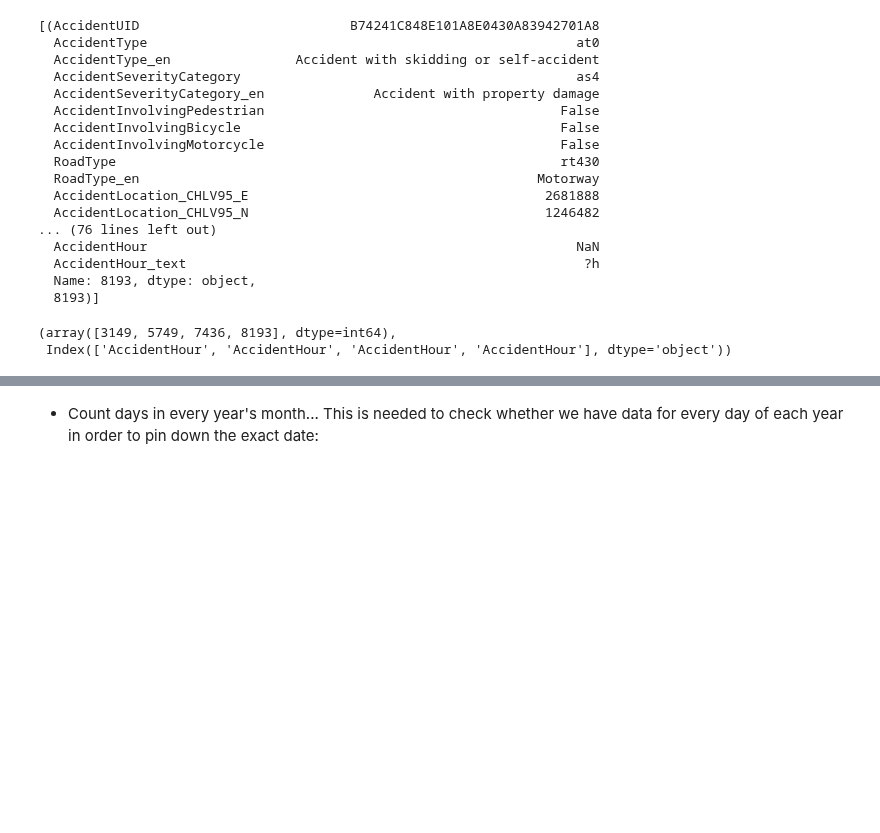
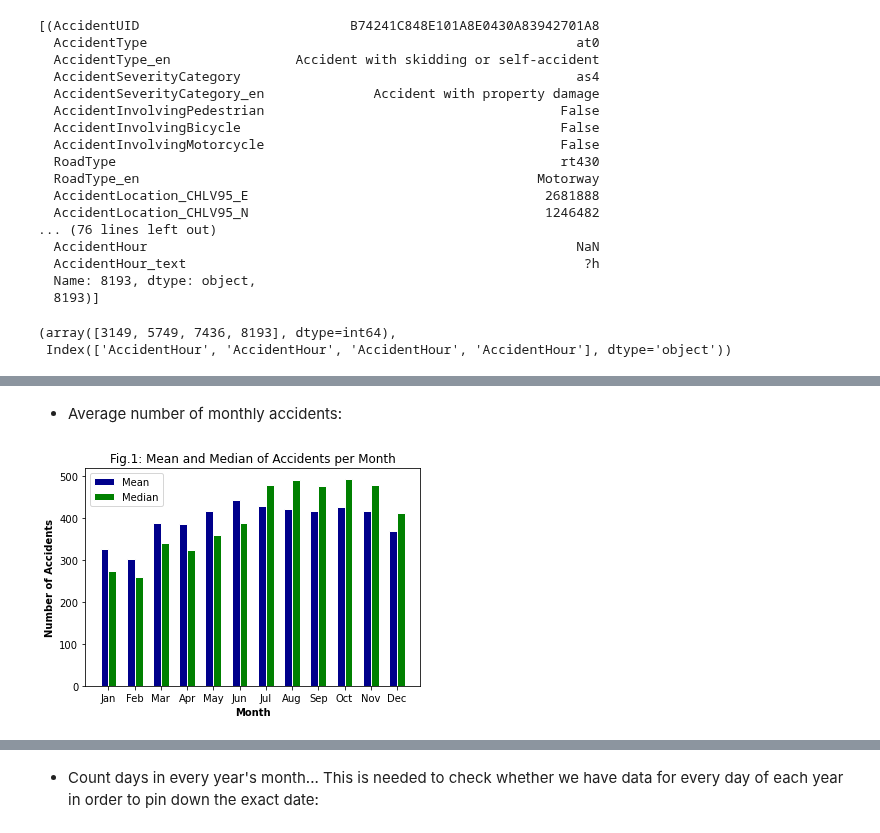
Before and after one commit to Antonio-226/Big-Data-Analytics-Group-Project, a Jupyter notebook: Preprocessing_Accidents.ipynb, the cells around one changed output, grey strips where cells are left out. Saved outputs shown, nothing was run; the diff lists cells and outputs as text; code cells hidden in the pictures; blank space fills up the shorter version.

Commit message:
Added visualizations for accidents

```diff
--- a/Preprocessing_Accidents.ipynb
+++ b/Preprocessing_Accidents.ipynb
@@ -115,10 +140,11 @@ my_cmap = plt.get_cmap("viridis")
 # %%
 #counting entries in every year's months:
 
-years = np.arange(2011,2021,1).tolist()
+import calendar
+
+years = np.arange(2011,2020,1).tolist()
 months = np.arange(1,13,1).tolist()
 
-fig = plt.figure(figsize=(12,20))
 
 for j in years:
 
@@ -128,9 +154,6 @@ for j in years:
         row_dim = df_accidents[(df_accidents['AccidentYear'] == j) & (df_accidents['AccidentMonth'] == i)].shape[0]
         months_name = calendar.month_name[i]
         dict_[months_name[:3]] = row_dim
-    plt.subplot(6,2,j-2010)
-    fig.tight_layout()
-    plt.bar(dict_.keys(), dict_.values(), width = 0.5, color= my_cmap.colors)
 
     print('{}:'.format(j), dict_)
     print('')
@@ -177,0 +182,12 @@ plt.show()
+# %%
+dict_1 = {}
+
+for j in years:
+    accidents_list = []
+
+    for i in months:
+        row_dim = df_accidents[(df_accidents['AccidentYear'] == j) & (df_accidents['AccidentMonth'] == i)].shape[0]
+        accidents_list.append(row_dim)
+    dict_1['{}'.format(j)] = [i for i in accidents_list]
+
+dict_1
@@ -177,0 +204,39 @@ plt.show()
+# %% [markdown]
+- Average number of monthly accidents:
+# %%
+monthly_avgs_dict = {}
+
+for j in range(12):
+
+    month_list = []
+
+    for key, value in dict_1.items():
+        month_list.append(value[j]) #stores the number of accidents of the same month for every year
+    months_name = calendar.month_name[j+1]
+    monthly_avgs_dict[months_name[:3]] = [np.mean(month_list), np.median(month_list)] #stores the average number of accidents for each month
+
+
+# set heights of bars
+bars1 = [value[0] for key, value in monthly_avgs_dict.items()]
+bars2 = [value[1] for key, value in monthly_avgs_dict.items()]
+
+barWidth = 0.3
+
+r1 = np.arange(len(bars1))
+r2 = [x + barWidth for x in r1]
+
+# Make the plot
+plt.bar(r1, bars1, width=barWidth, color='darkblue', edgecolor='white', label='Mean')
+plt.bar(r2, bars2, width=barWidth, color='green', edgecolor='white', label='Median')
+
+plt.title('Fig.1: Mean and Median of Accidents per Month', fontsize = 12)
+plt.xlabel('Month', fontweight='bold')
+plt.ylabel('Number of Accidents', fontweight='bold')
+plt.xticks([r + (barWidth-0.15) for r in range(len(bars1))], list(monthly_avgs_dict.keys()))
+
+
+# Create legend & Show graphic
+plt.legend()
+plt.show()
+# %% [output]
+[figure, added]
```
Also changed, not shown: parts of 15 cells of this notebook.
